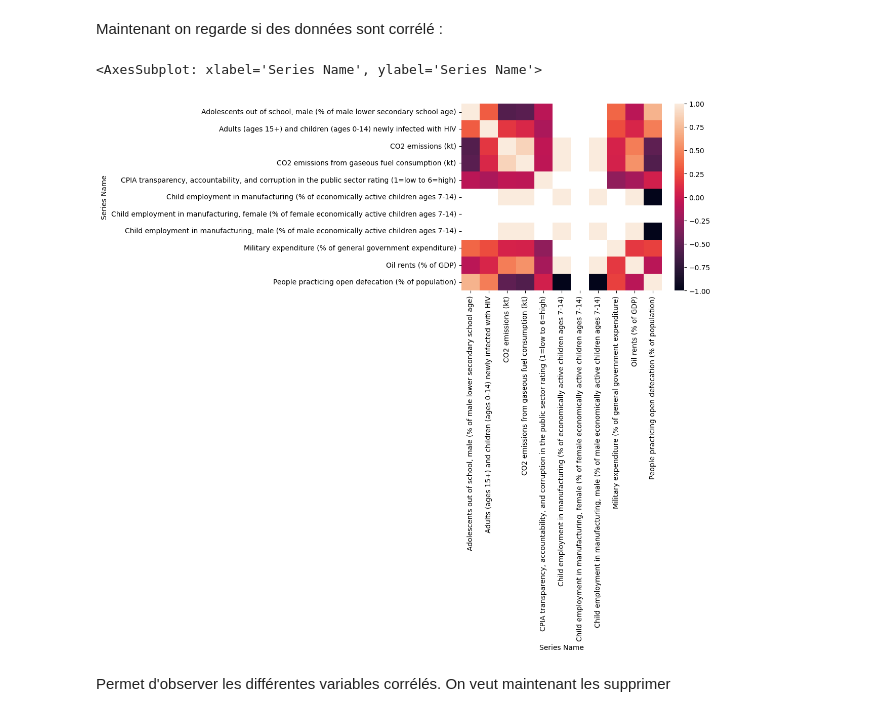
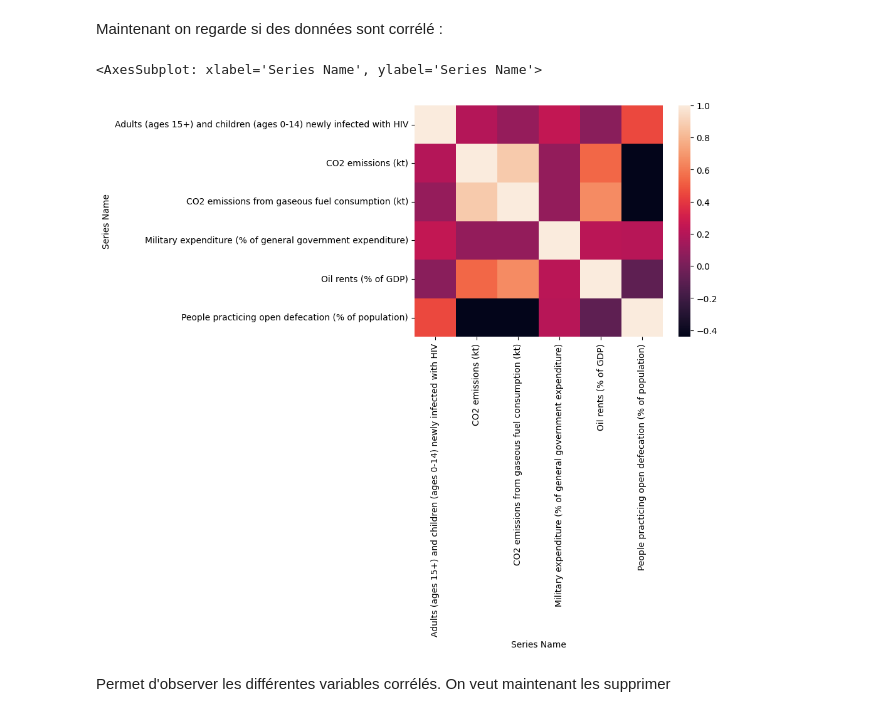
Before and after one commit to f2ire/IA_project, a Jupyter notebook: report1.ipynb, the cells around one changed output. Saved outputs shown, nothing was run; the diff lists cells and outputs as text; code cells hidden in the pictures.

```diff
--- a/report1.ipynb
+++ b/report1.ipynb
@@ -108,11 +108,11 @@ Index: []
 # %% [markdown]
 Maintenant on regarde si des données sont corrélé :
 # %%
-df_corr = df_step1_clean.T.corr("spearman")
+df_corr = df_step2_clean.T.corr("spearman")
 seaborn.heatmap(df_corr)
 # %% [output]
 <AxesSubplot: xlabel='Series Name', ylabel='Series Name'>
-[figure, old version]
+[figure, new version]
 # %% [markdown]
 Permet d'observer les différentes variables corrélés. On veut maintenant les supprimer
 # %%
```
Also changed, not shown: parts of 2 cells of this notebook.
